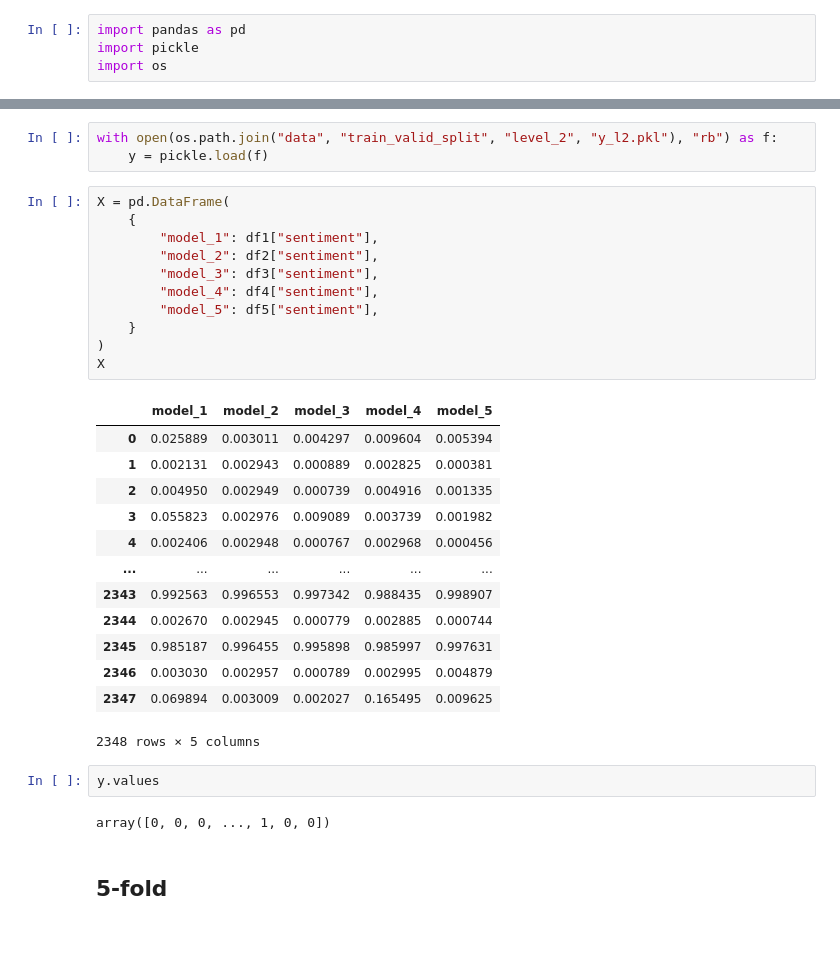
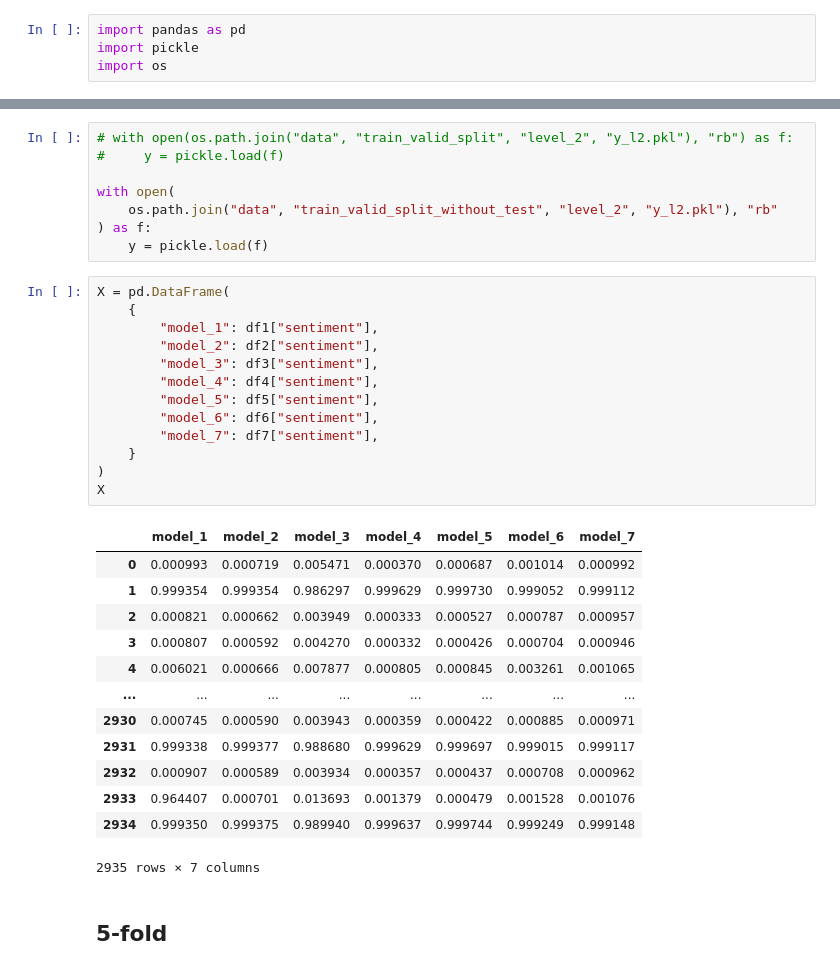
Before and after one commit to maglili/ai_cup-movie_comment, a Jupyter notebook: nn_ensemble.ipynb, the cells around one changed output, grey strips where cells are left out. Saved outputs shown, nothing was run; the diff lists cells and outputs as text; blank space fills up the shorter version.

Commit message:
add retrain model prediction

```diff
--- a/nn_ensemble.ipynb
+++ b/nn_ensemble.ipynb
@@ -47,35 +123,38 @@ Name: sentiment, Length: 2348, dtype: float64
 # %%
-with open(os.path.join("data", "train_valid_split", "level_2", "y_l2.pkl"), "rb") as f:
+# with open(os.path.join("data", "train_valid_split", "level_2", "y_l2.pkl"), "rb") as f:
+#     y = pickle.load(f)
+
+with open(
+    os.path.join("data", "train_valid_split_without_test", "level_2", "y_l2.pkl"), "rb"
+) as f:
     y = pickle.load(f)
 # %%
 X = pd.DataFrame(
     {
         "model_1": df1["sentiment"],
         "model_2": df2["sentiment"],
         "model_3": df3["sentiment"],
         "model_4": df4["sentiment"],
         "model_5": df5["sentiment"],
+        "model_6": df6["sentiment"],
+        "model_7": df7["sentiment"],
     }
 )
 X
 # %% [output]
-|  | model_1 | model_2 | model_3 | model_4 | model_5 |
-| 0 | 0.025889 | 0.003011 | 0.004297 | 0.009604 | 0.005394 |
-| 1 | 0.002131 | 0.002943 | 0.000889 | 0.002825 | 0.000381 |
-| 2 | 0.004950 | 0.002949 | 0.000739 | 0.004916 | 0.001335 |
-| 3 | 0.055823 | 0.002976 | 0.009089 | 0.003739 | 0.001982 |
-| 4 | 0.002406 | 0.002948 | 0.000767 | 0.002968 | 0.000456 |
-| ... | ... | ... | ... | ... | ... |
-| 2343 | 0.992563 | 0.996553 | 0.997342 | 0.988435 | 0.998907 |
-| 2344 | 0.002670 | 0.002945 | 0.000779 | 0.002885 | 0.000744 |
-| 2345 | 0.985187 | 0.996455 | 0.995898 | 0.985997 | 0.997631 |
-| 2346 | 0.003030 | 0.002957 | 0.000789 | 0.002995 | 0.004879 |
-| 2347 | 0.069894 | 0.003009 | 0.002027 | 0.165495 | 0.009625 |
+|  | model_1 | model_2 | model_3 | model_4 | model_5 | model_6 | model_7 |
+| 0 | 0.000993 | 0.000719 | 0.005471 | 0.000370 | 0.000687 | 0.001014 | 0.000992 |
+| 1 | 0.999354 | 0.999354 | 0.986297 | 0.999629 | 0.999730 | 0.999052 | 0.999112 |
+| 2 | 0.000821 | 0.000662 | 0.003949 | 0.000333 | 0.000527 | 0.000787 | 0.000957 |
+| 3 | 0.000807 | 0.000592 | 0.004270 | 0.000332 | 0.000426 | 0.000704 | 0.000946 |
+| 4 | 0.006021 | 0.000666 | 0.007877 | 0.000805 | 0.000845 | 0.003261 | 0.001065 |
+| ... | ... | ... | ... | ... | ... | ... | ... |
+| 2930 | 0.000745 | 0.000590 | 0.003943 | 0.000359 | 0.000422 | 0.000885 | 0.000971 |
+| 2931 | 0.999338 | 0.999377 | 0.988680 | 0.999629 | 0.999697 | 0.999015 | 0.999117 |
+| 2932 | 0.000907 | 0.000589 | 0.003934 | 0.000357 | 0.000437 | 0.000708 | 0.000962 |
+| 2933 | 0.964407 | 0.000701 | 0.013693 | 0.001379 | 0.000479 | 0.001528 | 0.001076 |
+| 2934 | 0.999350 | 0.999375 | 0.989940 | 0.999637 | 0.999744 | 0.999249 | 0.999148 |
-2348 rows × 5 columns
+2935 rows × 7 columns
-# %%
-y.values
-# %% [output]
-array([0, 0, 0, ..., 1, 0, 0])
 # %% [markdown]
 ## 5-fold
 # %%
```
Also changed, not shown: parts of 34 cells of this notebook, 31 other files.
